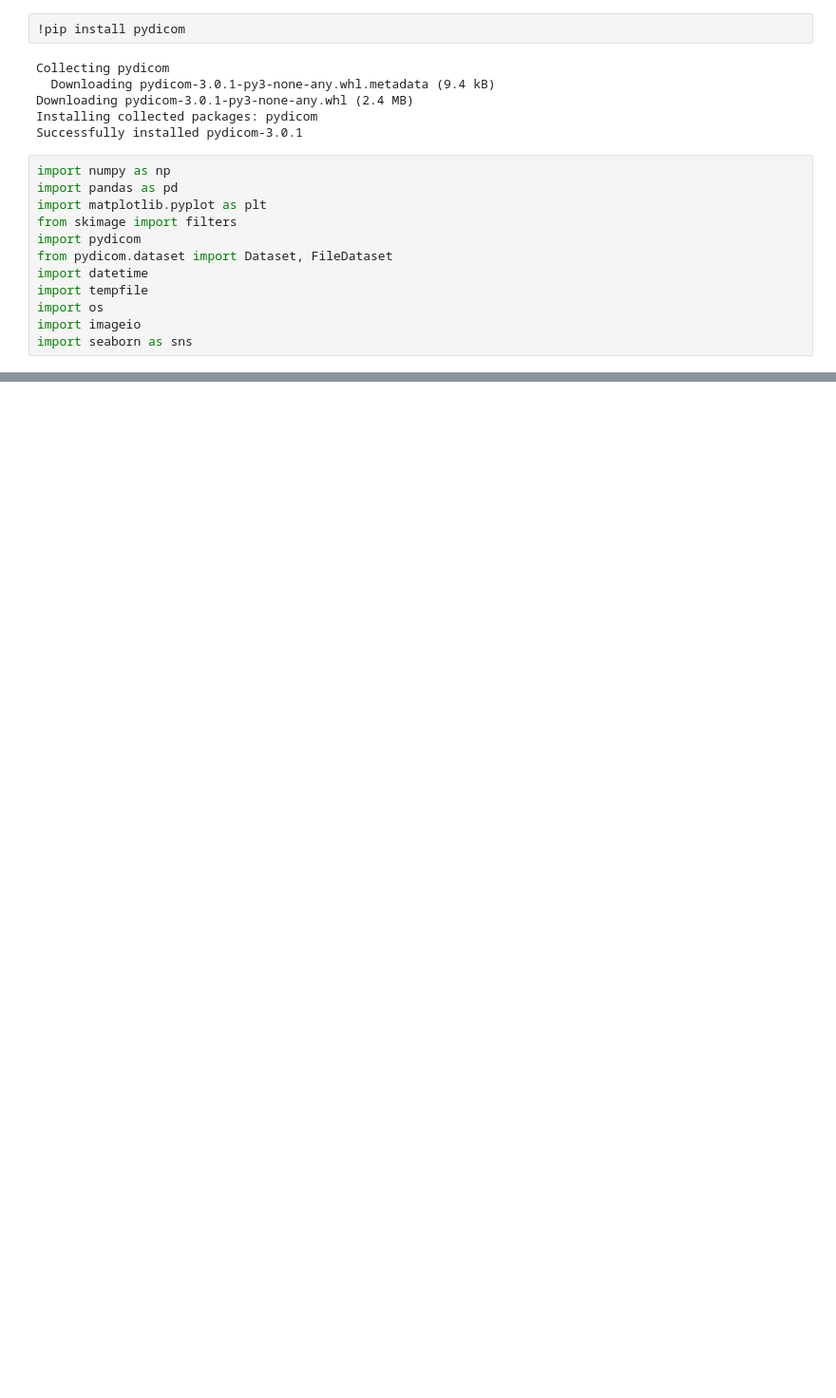
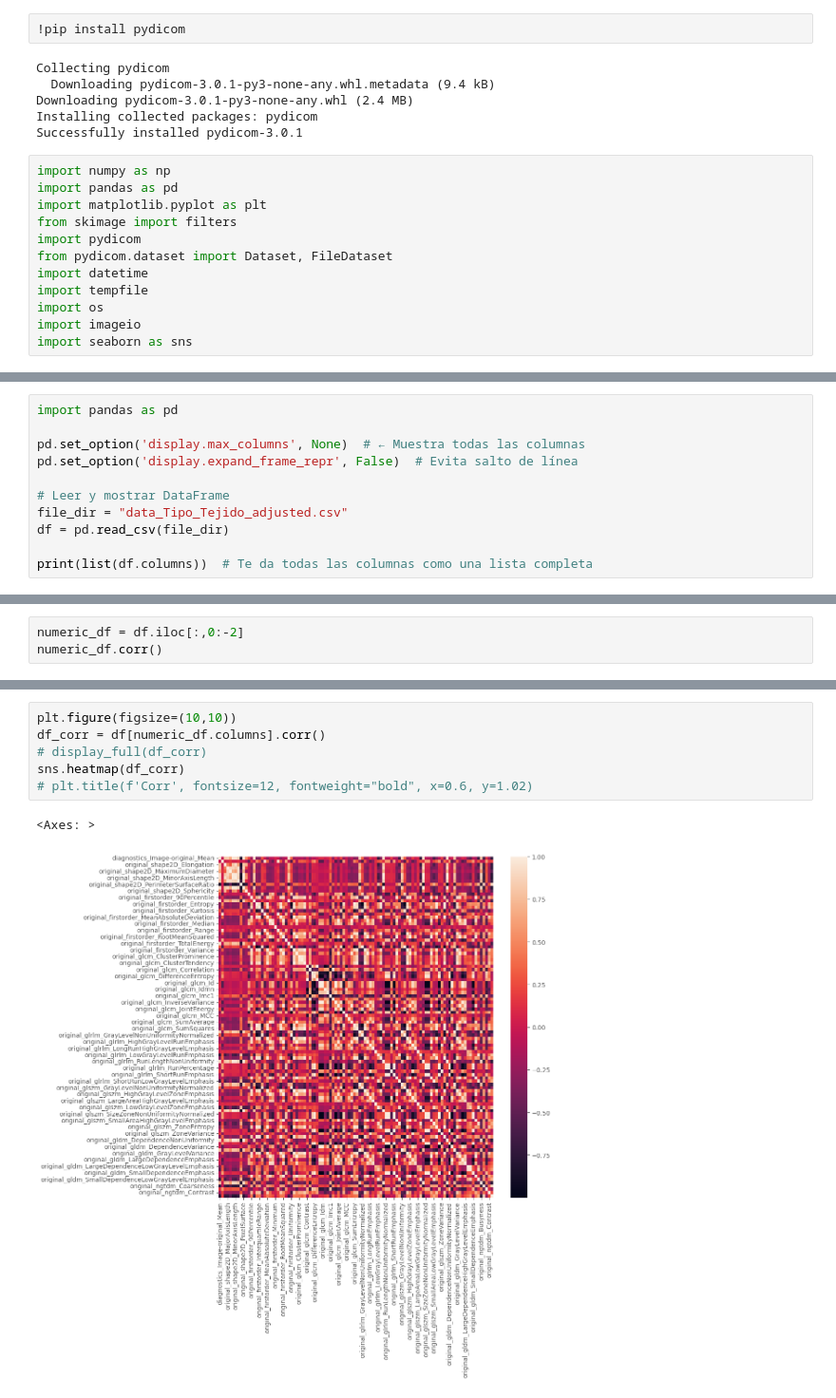
Before and after one commit to MiguelAngeloTr/Datathon, a Jupyter notebook: PM/Mamografia.ipynb, the cells around one changed output, grey strips where cells are left out. Shown at 95% size. Drawn from its saved outputs; the diff is of its cells as text; blank space fills up the shorter version.

```diff
--- a/PM/Mamografia.ipynb
+++ b/PM/Mamografia.ipynb
@@ -22,0 +42,11 @@ import seaborn as sns
+# %%
+import pandas as pd
+
+pd.set_option('display.max_columns', None)  # ← Muestra todas las columnas
+pd.set_option('display.expand_frame_repr', False)  # Evita salto de línea
+
+# Leer y mostrar DataFrame
+file_dir = "data_Tipo_Tejido_adjusted.csv"
+df = pd.read_csv(file_dir)
+
+print(list(df.columns))  # Te da todas las columnas como una lista completa
@@ -22,0 +85,3 @@ import seaborn as sns
+# %%
+numeric_df = df.iloc[:,0:-2]
+numeric_df.corr()
@@ -22,0 +102,9 @@ import seaborn as sns
+# %%
+plt.figure(figsize=(10,10))
+df_corr = df[numeric_df.columns].corr()
+# display_full(df_corr)
+sns.heatmap(df_corr)
+# plt.title(f'Corr', fontsize=12, fontweight="bold", x=0.6, y=1.02)
+# %% [output]
+<Axes: >
+[figure, added]
```
Also changed, not shown: parts of 13 cells of this notebook.
